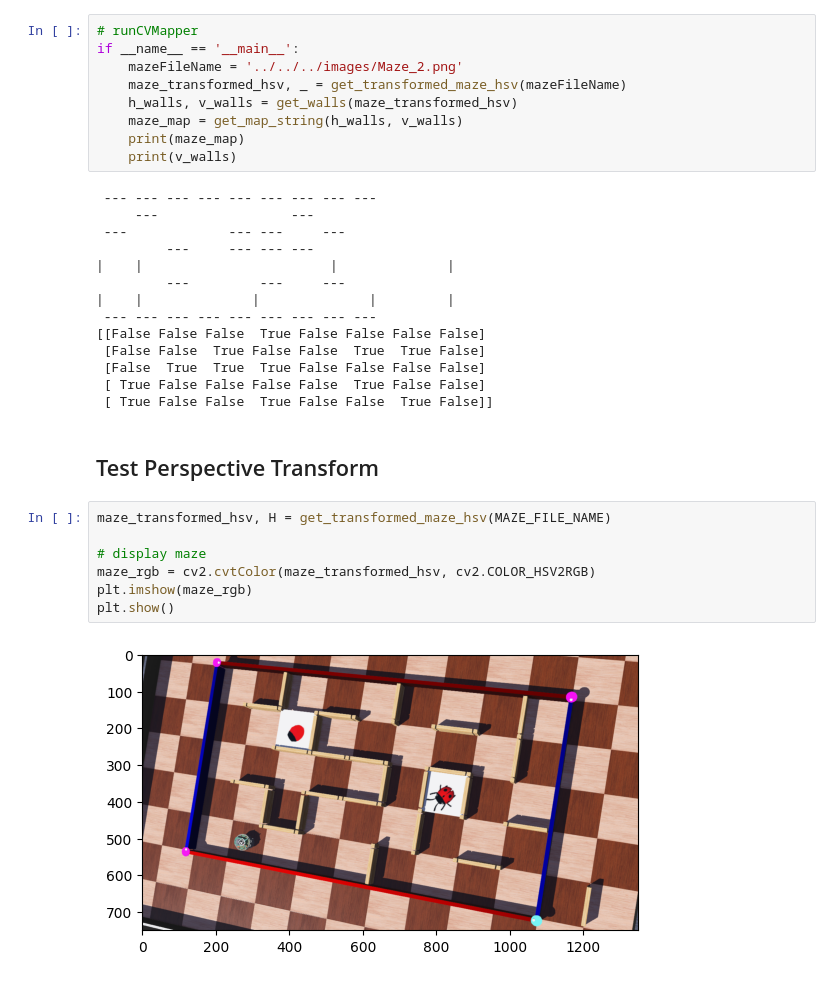
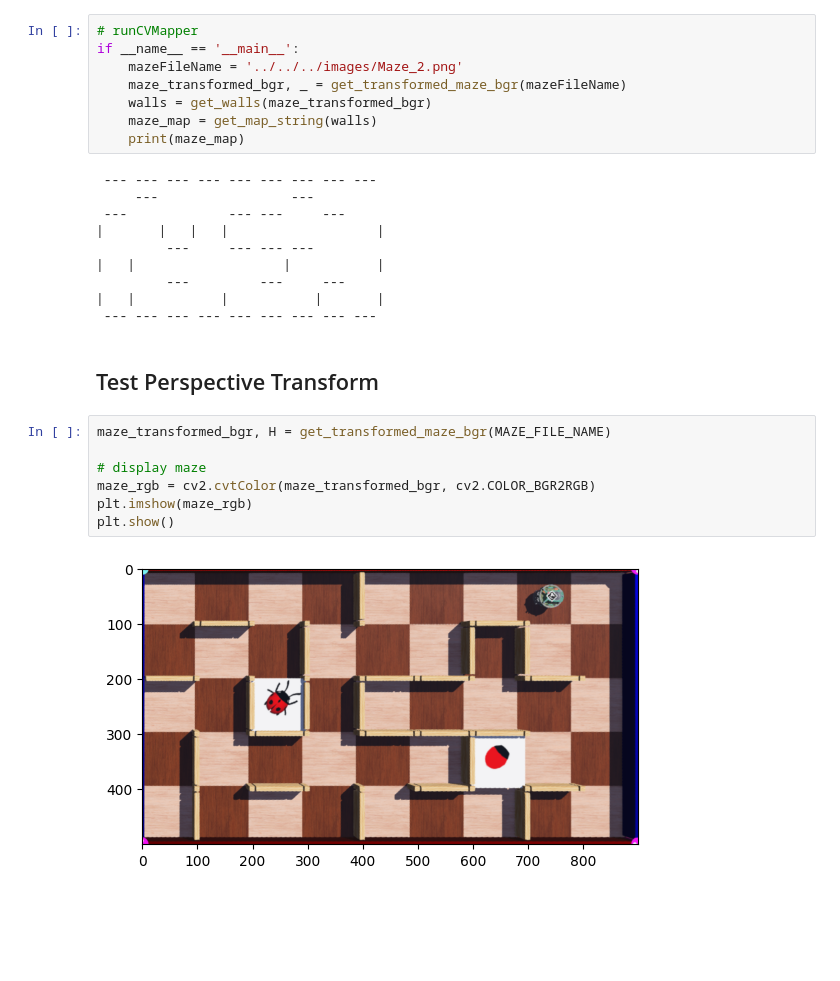
Before and after one commit to dennuguyen/mtrn4110-proj, a Jupyter notebook: controllers/PuckYou/scripts/CVPuckYou.ipynb, the cells around one changed output. Cells and saved outputs as stored; diff of their text form; blank space fills up the shorter version.

```diff
--- a/controllers/PuckYou/scripts/CVPuckYou.ipynb
+++ b/controllers/PuckYou/scripts/CVPuckYou.ipynb
@@ -457,33 +493,28 @@ if __name__ == '__main__':
 # runCVMapper
 if __name__ == '__main__':
     mazeFileName = '../../../images/Maze_2.png'
-    maze_transformed_hsv, _ = get_transformed_maze_hsv(mazeFileName)
-    h_walls, v_walls = get_walls(maze_transformed_hsv)
-    maze_map = get_map_string(h_walls, v_walls)
+    maze_transformed_bgr, _ = get_transformed_maze_bgr(mazeFileName)
+    walls = get_walls(maze_transformed_bgr)
+    maze_map = get_map_string(walls)
     print(maze_map)
-    print(v_walls)
 # %% [output]
  --- --- --- --- --- --- --- --- ---
      ---                 ---
  ---             --- ---     ---
+|       |   |   |                   |
          ---     --- --- ---
-|    |                        |              |
+|   |                   |           |
          ---         ---     ---
-|    |              |              |         |
+|   |           |           |       |
  --- --- --- --- --- --- --- --- ---
-[[False False False  True False False False False]
- [False False  True False False  True  True False]
- [False  True  True  True False False False False]
- [ True False False False False  True False False]
- [ True False False  True False False  True False]]
 # %% [markdown]
 ## Test Perspective Transform
 # %%
-maze_transformed_hsv, H = get_transformed_maze_hsv(MAZE_FILE_NAME)
+maze_transformed_bgr, H = get_transformed_maze_bgr(MAZE_FILE_NAME)
 
 # display maze
-maze_rgb = cv2.cvtColor(maze_transformed_hsv, cv2.COLOR_HSV2RGB)
+maze_rgb = cv2.cvtColor(maze_transformed_bgr, cv2.COLOR_BGR2RGB)
 plt.imshow(maze_rgb)
 plt.show()
 # %% [output]
-[figure, old version]
+[figure, new version]
```
Also changed, not shown: parts of 3 cells of this notebook, 1 other file.
